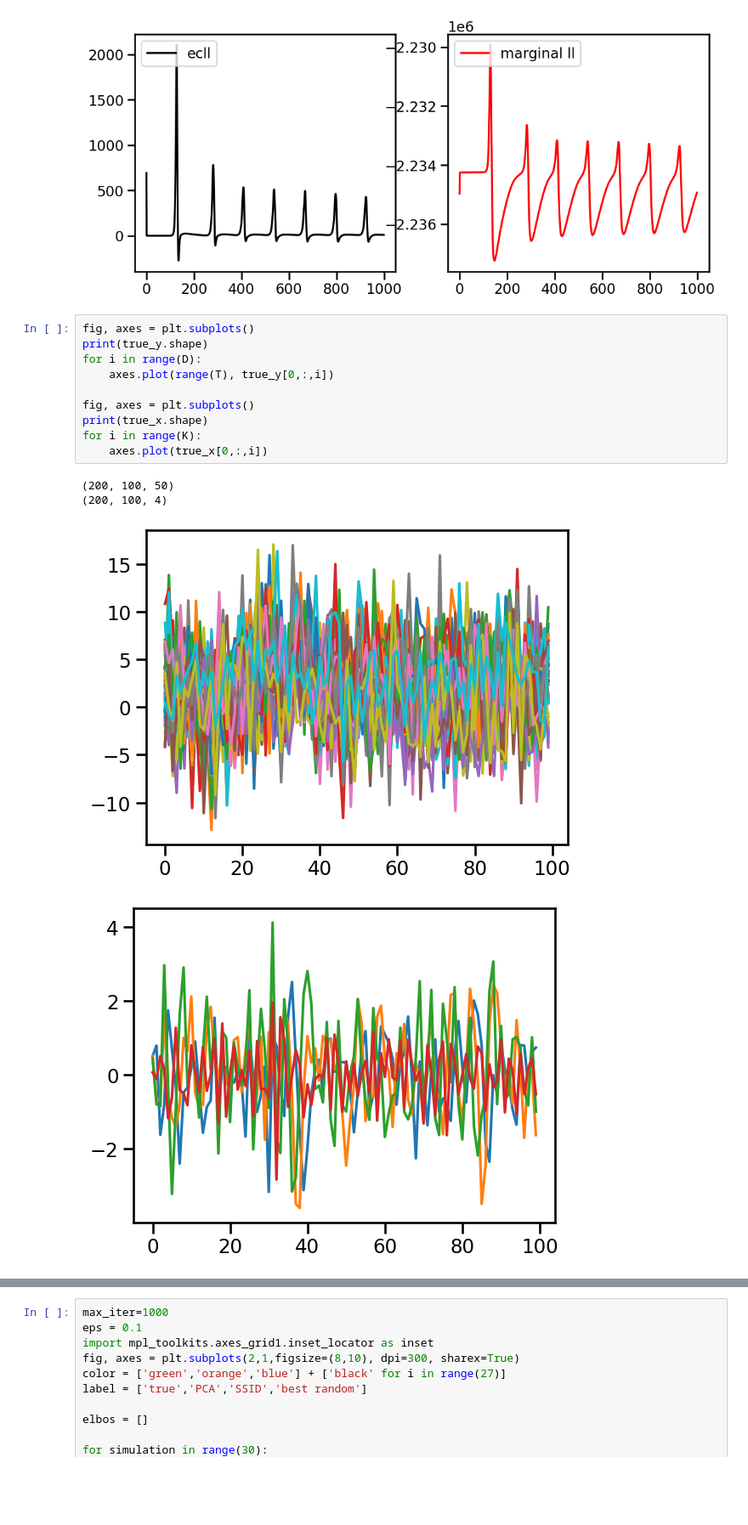
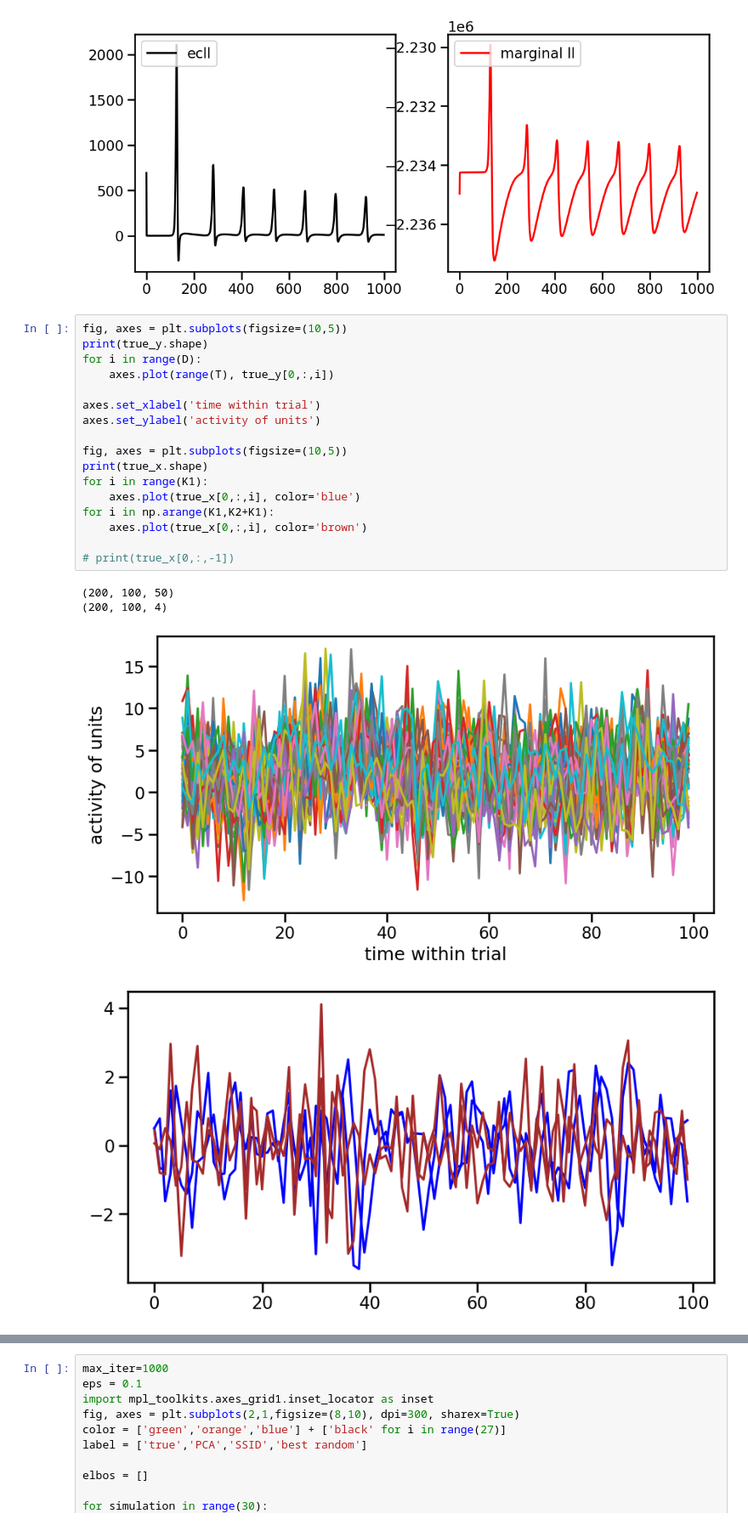
Before and after one commit to lenca56/coupled_LDS, a Jupyter notebook: Analyze_Cluster_small.ipynb, the cells around one changed output, grey strips where cells are left out. Shown at 85% size. Drawn from its saved outputs; the diff is of its cells as text; blank space fills up the shorter version.

```diff
--- a/Analyze_Cluster_small.ipynb
+++ b/Analyze_Cluster_small.ipynb
@@ -109,20 +118,27 @@ axes[1].legend(loc='upper left')
 <matplotlib.legend.Legend at 0x...>
 [figure]
 # %%
-fig, axes = plt.subplots()
+fig, axes = plt.subplots(figsize=(10,5))
 print(true_y.shape)
 for i in range(D):
     axes.plot(range(T), true_y[0,:,i])
 
-fig, axes = plt.subplots()
+axes.set_xlabel('time within trial')
+axes.set_ylabel('activity of units')
+
+fig, axes = plt.subplots(figsize=(10,5))
 print(true_x.shape)
-for i in range(K):
-    axes.plot(true_x[0,:,i])
+for i in range(K1):
+    axes.plot(true_x[0,:,i], color='blue')
+for i in np.arange(K1,K2+K1):
+    axes.plot(true_x[0,:,i], color='brown')
+
+# print(true_x[0,:,-1])
 # %% [output]
 (200, 100, 50)
 (200, 100, 4)
-[figure, old version]
+[figure, new version]
-[figure, old version]
+[figure, new version]
 # %%
 # fitting from true parameters
 ecll_new, ecll_old, elbo, ll, A, B, Q , mu0, Q0, C, d, R  = LDS.fit_EM(u, true_y, true_A, true_B, true_Q, true_mu0, true_Q0, true_C, true_d, true_R, max_iter=200, verbosity=1)
```
Also changed, not shown: parts of 2 cells of this notebook, 2 other files.
